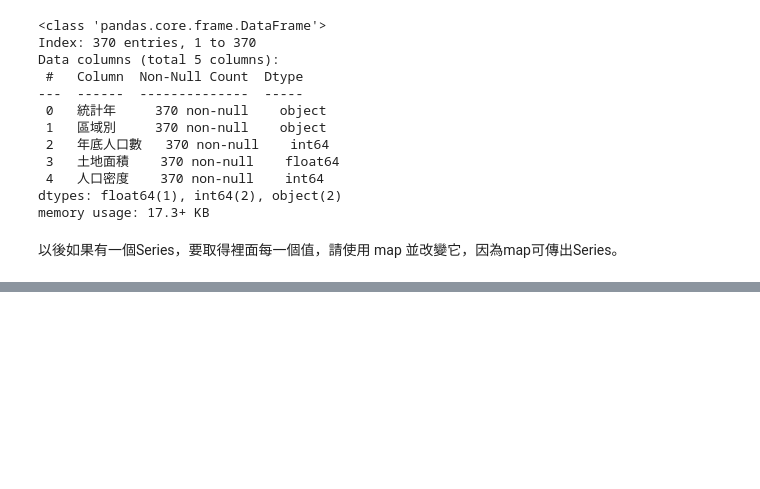
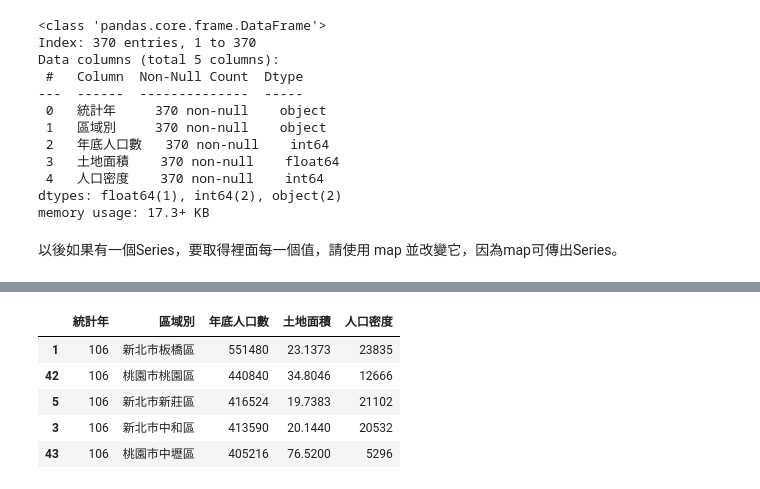
Before and after one commit to chihweihan/python_20240422_lesson2, a Jupyter notebook: lesson 18/lesson 18_1(替換Series_map).ipynb, the cells around one changed output, grey strips where cells are left out. Cells and saved outputs as stored; diff of their text form; code cells hidden in the pictures; blank space fills up the shorter version.

```diff
--- a/lesson 18/lesson 18_1(Series_map).ipynb
+++ b/lesson 18/lesson 18_1(替換Series_map).ipynb
@@ -169,0 +204,9 @@ memory usage: 17.3+ KB
+# %%
+sorted_value.iloc[:5]  #前五筆
+# %% [output]
+|  | 統計年 | 區域別 | 年底人口數 | 土地面積 | 人口密度 |
+| 1 | 106 | 新北市板橋區 | 551480 | 23.1373 | 23835 |
+| 42 | 106 | 桃園市桃園區 | 440840 | 34.8046 | 12666 |
+| 5 | 106 | 新北市新莊區 | 416524 | 19.7383 | 21102 |
+| 3 | 106 | 新北市中和區 | 413590 | 20.1440 | 20532 |
+| 43 | 106 | 桃園市中壢區 | 405216 | 76.5200 | 5296 |
```
Also changed, not shown: parts of 8 cells of this notebook, 3 other files.
